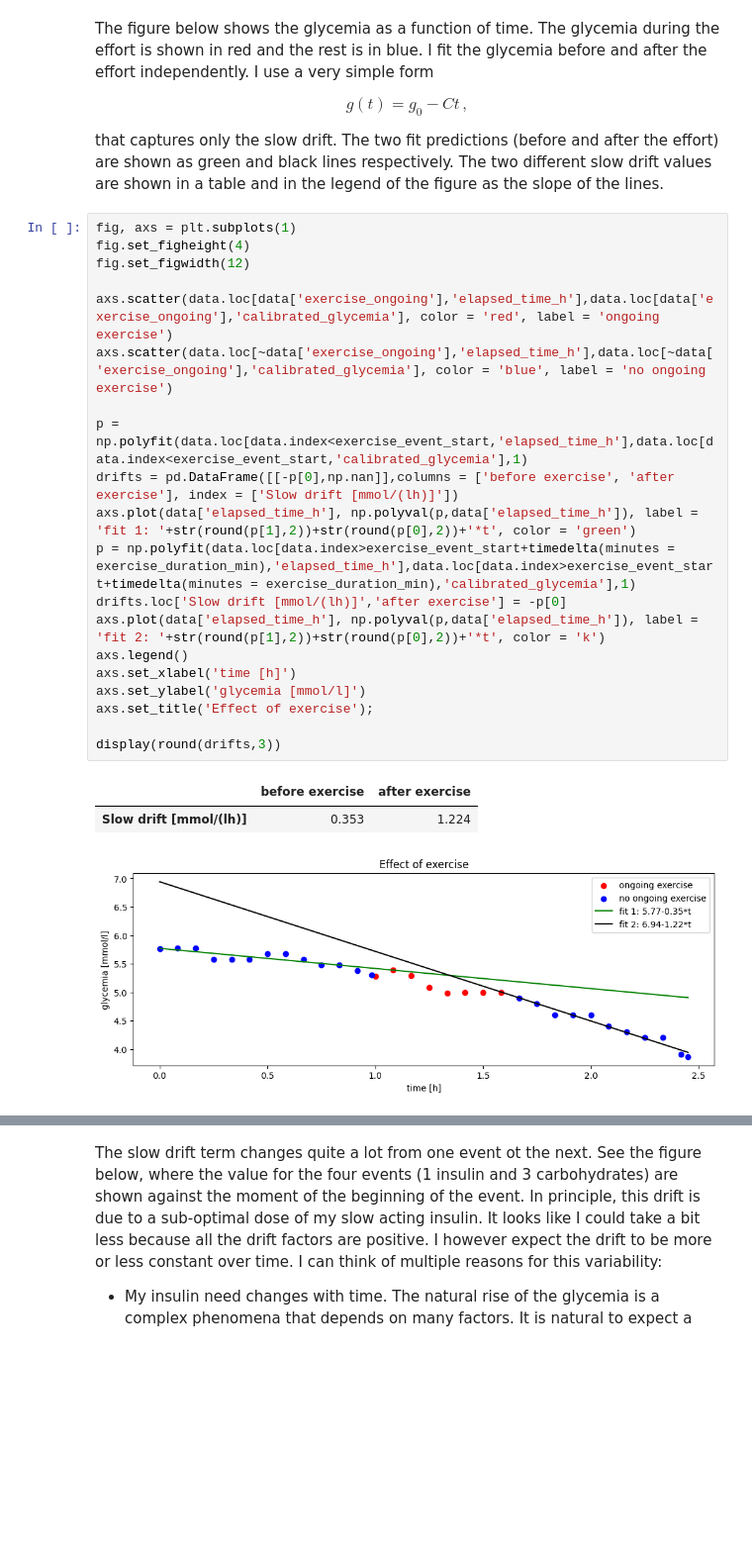
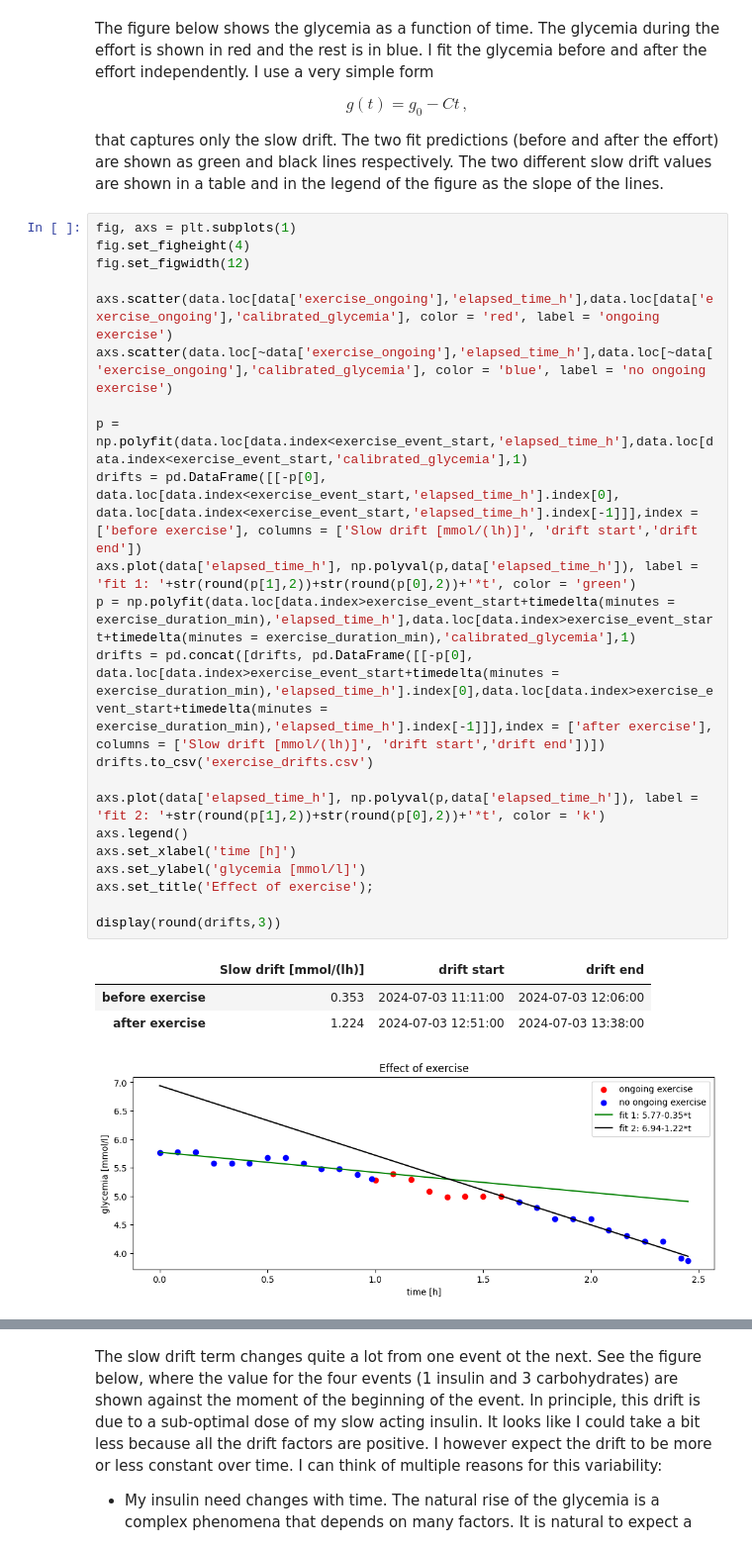
Before and after one commit to sethyvenatem/blood_sugar_fast_day, a Jupyter notebook: fast_day.ipynb, the cells around one changed output, grey strips where cells are left out. Shown at 99% size. Drawn from its saved outputs; the diff is of its cells as text; blank space fills up the shorter version.

```diff
--- a/fast_day.ipynb
+++ b/fast_day.ipynb
@@ -704,26 +704,29 @@ that captures only the slow drift. The two fit predictions (before and after the
 # %%
 fig, axs = plt.subplots(1)
 fig.set_figheight(4)
 fig.set_figwidth(12)
 
 axs.scatter(data.loc[data['exercise_ongoing'],'elapsed_time_h'],data.loc[data['exercise_ongoing'],'calibrated_glycemia'], color = 'red', label = 'ongoing exercise')
 axs.scatter(data.loc[~data['exercise_ongoing'],'elapsed_time_h'],data.loc[~data['exercise_ongoing'],'calibrated_glycemia'], color = 'blue', label = 'no ongoing exercise')
 
 p = np.polyfit(data.loc[data.index<exercise_event_start,'elapsed_time_h'],data.loc[data.index<exercise_event_start,'calibrated_glycemia'],1)
-drifts = pd.DataFrame([[-p[0],np.nan]],columns = ['before exercise', 'after exercise'], index = ['Slow drift [mmol/(lh)]'])
+drifts = pd.DataFrame([[-p[0], data.loc[data.index<exercise_event_start,'elapsed_time_h'].index[0], data.loc[data.index<exercise_event_start,'elapsed_time_h'].index[-1]]],index = ['before exercise'], columns = ['Slow drift [mmol/(lh)]', 'drift start','drift end'])
 axs.plot(data['elapsed_time_h'], np.polyval(p,data['elapsed_time_h']), label = 'fit 1: '+str(round(p[1],2))+str(round(p[0],2))+'*t', color = 'green')
 p = np.polyfit(data.loc[data.index>exercise_event_start+timedelta(minutes = exercise_duration_min),'elapsed_time_h'],data.loc[data.index>exercise_event_start+timedelta(minutes = exercise_duration_min),'calibrated_glycemia'],1)
-drifts.loc['Slow drift [mmol/(lh)]','after exercise'] = -p[0]
+drifts = pd.concat([drifts, pd.DataFrame([[-p[0], data.loc[data.index>exercise_event_start+timedelta(minutes = exercise_duration_min),'elapsed_time_h'].index[0],data.loc[data.index>exercise_event_start+timedelta(minutes = exercise_duration_min),'elapsed_time_h'].index[-1]]],index = ['after exercise'], columns = ['Slow drift [mmol/(lh)]', 'drift start','drift end'])])
+drifts.to_csv('exercise_drifts.csv')
+
 axs.plot(data['elapsed_time_h'], np.polyval(p,data['elapsed_time_h']), label = 'fit 2: '+str(round(p[1],2))+str(round(p[0],2))+'*t', color = 'k')
 axs.legend()
 axs.set_xlabel('time [h]')
 axs.set_ylabel('glycemia [mmol/l]')
 axs.set_title('Effect of exercise');
 
 display(round(drifts,3))
 # %% [output]
-|  | before exercise | after exercise |
-| Slow drift [mmol/(lh)] | 0.353 | 1.224 |
+|  | Slow drift [mmol/(lh)] | drift start | drift end |
+| before exercise | 0.353 | 2024-07-03 11:11:00 | 2024-07-03 12:06:00 |
+| after exercise | 1.224 | 2024-07-03 12:51:00 | 2024-07-03 13:38:00 |
 [figure]
 # %% [markdown]
 The data shown above suggests that the effort has multiplied the slow drift term by about 3.5. My long acting insulin has become a lot more potent after the effort. This is a very simple approach that is probably far too simple. For example,
```
Also changed, not shown: parts of 2 cells of this notebook, 1 other file.
